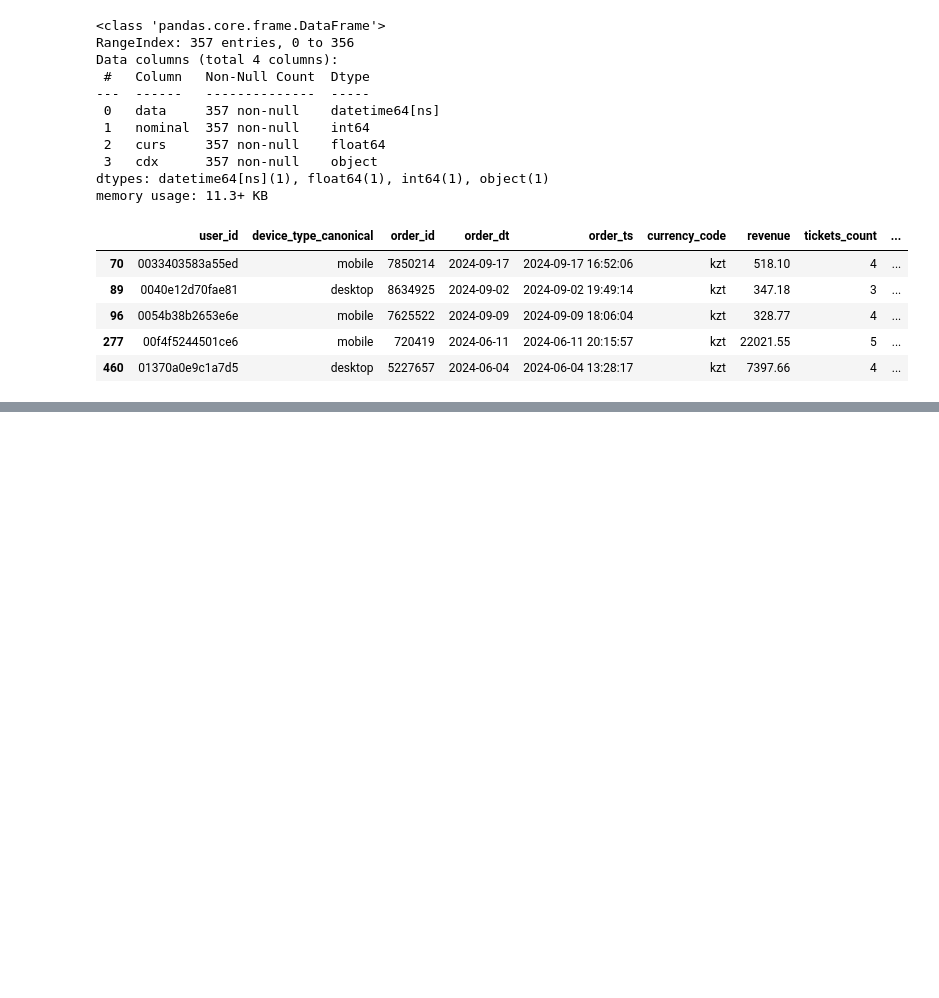
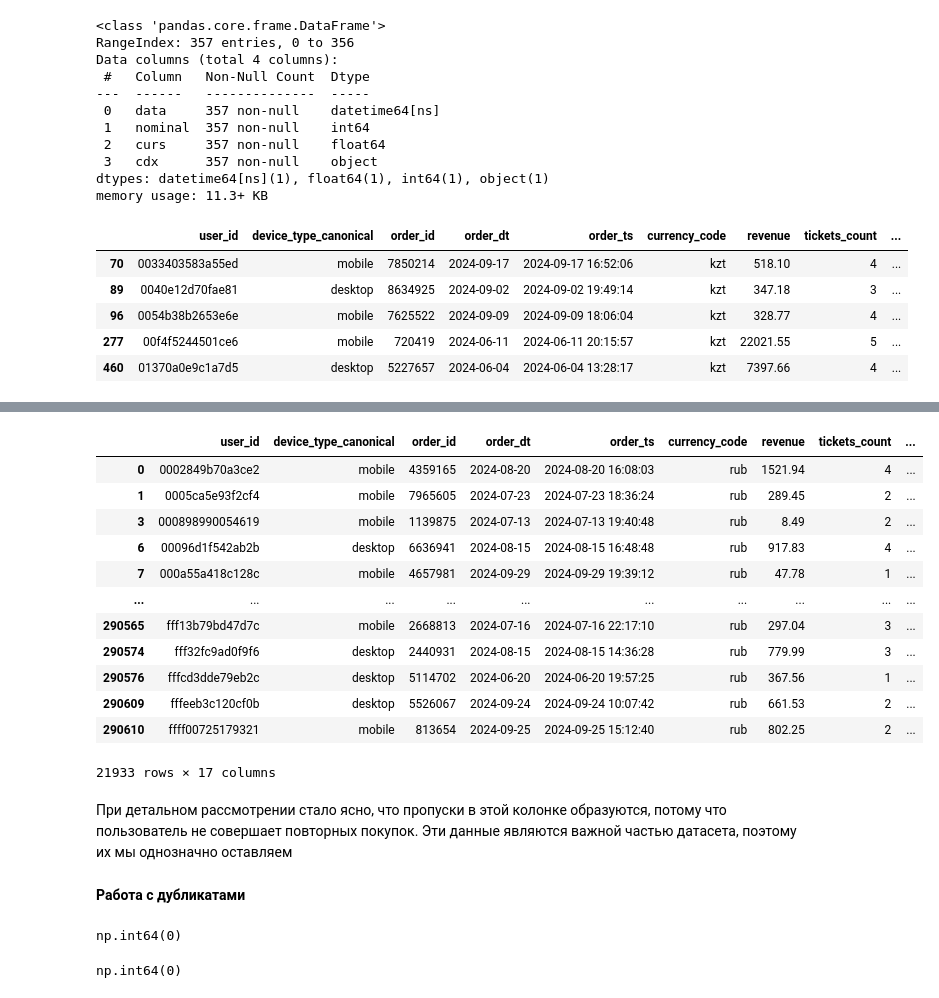
Before and after one commit to denisenkovv/homework1, a Jupyter notebook: project.ipynb, the cells around one changed output, grey strips where cells are left out. Drawn from its saved outputs; the diff is of its cells as text; code cells hidden in the pictures; blank space fills up the shorter version.

```diff
--- a/project.ipynb
+++ b/project.ipynb
@@ -262,0 +348,31 @@ df[df['currency_code'] == 'kzt'].head()
+# %%
+#Разберемся в причине возникновения пропусков
+df[df['days_since_prev'].isna()]
+# %% [output]
+|  | user_id | device_type_canonical | order_id | order_dt | order_ts | currency_code | revenue | tickets_count | ... |
+| 0 | 0002849b70a3ce2 | mobile | 4359165 | 2024-08-20 | 2024-08-20 16:08:03 | rub | 1521.94 | 4 | ... |
+| 1 | 0005ca5e93f2cf4 | mobile | 7965605 | 2024-07-23 | 2024-07-23 18:36:24 | rub | 289.45 | 2 | ... |
+| 3 | 000898990054619 | mobile | 1139875 | 2024-07-13 | 2024-07-13 19:40:48 | rub | 8.49 | 2 | ... |
+| 6 | 00096d1f542ab2b | desktop | 6636941 | 2024-08-15 | 2024-08-15 16:48:48 | rub | 917.83 | 4 | ... |
+| 7 | 000a55a418c128c | mobile | 4657981 | 2024-09-29 | 2024-09-29 19:39:12 | rub | 47.78 | 1 | ... |
+| ... | ... | ... | ... | ... | ... | ... | ... | ... | ... |
+| 290565 | fff13b79bd47d7c | mobile | 2668813 | 2024-07-16 | 2024-07-16 22:17:10 | rub | 297.04 | 3 | ... |
+| 290574 | fff32fc9ad0f9f6 | desktop | 2440931 | 2024-08-15 | 2024-08-15 14:36:28 | rub | 779.99 | 3 | ... |
+| 290576 | fffcd3dde79eb2c | desktop | 5114702 | 2024-06-20 | 2024-06-20 19:57:25 | rub | 367.56 | 1 | ... |
+| 290609 | fffeeb3c120cf0b | desktop | 5526067 | 2024-09-24 | 2024-09-24 10:07:42 | rub | 661.53 | 2 | ... |
+| 290610 | ffff00725179321 | mobile | 813654 | 2024-09-25 | 2024-09-25 15:12:40 | rub | 802.25 | 2 | ... |
+21933 rows × 17 columns
+# %% [markdown]
+При детальном рассмотрении стало ясно, что пропуски в этой колонке образуются, потому что пользователь не совершает повторных покупок. Эти данные являются важной частью датасета, поэтому их мы однозначно оставляем
+# %% [markdown]
+**Работа с дубликатами**
+# %%
+#Считаем явные пропуски в наборе данных
+df.duplicated().sum()
+# %% [output]
+np.int64(0)
+# %%
+#Считаем дубликаты в колонке с заказами
+df.duplicated(subset='order_id').sum()
+# %% [output]
+np.int64(0)
```
Also changed, not shown: parts of 15 cells of this notebook.
